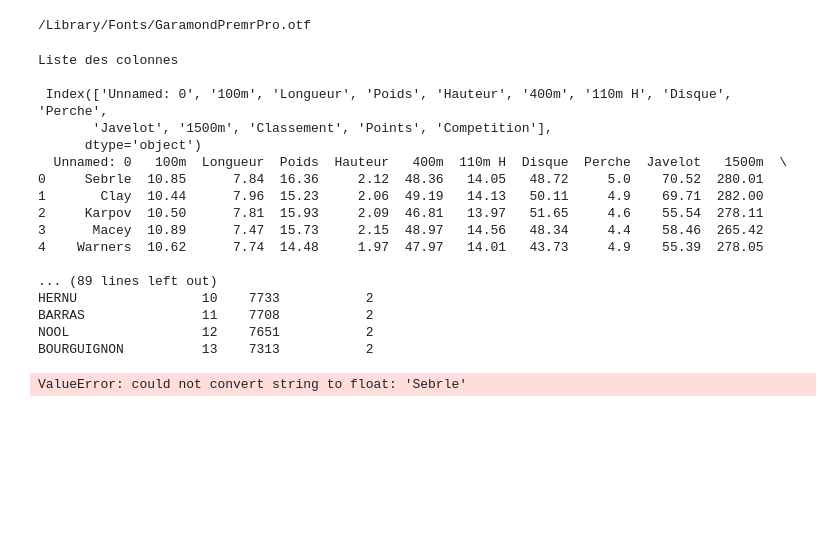
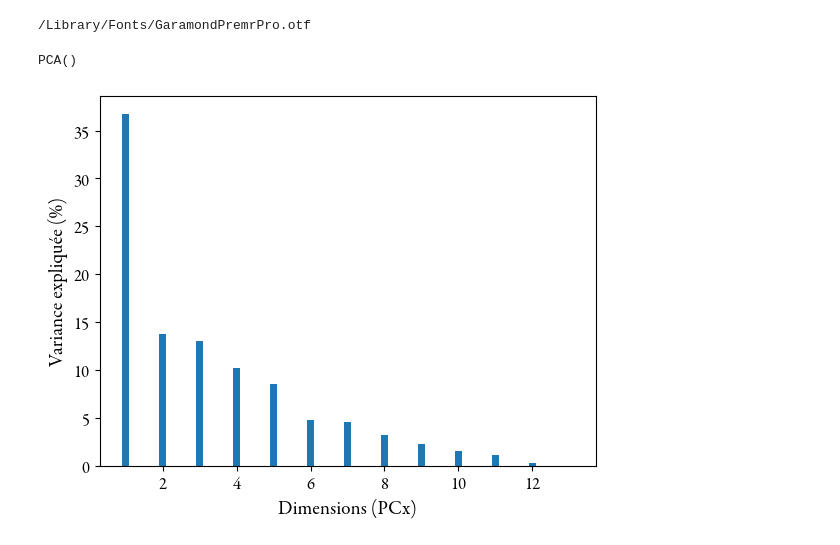
Before and after one commit to RMorana/DU_Data, a Jupyter notebook: Decathlon.ipynb, the cells around one changed output. Cells and saved outputs as stored; diff of their text form; code cells hidden in the pictures; blank space fills up the shorter version.

```diff
--- a/Decathlon.ipynb
+++ b/Decathlon.ipynb
@@ -60,7 +60,7 @@ matplotlib.rcParams['font.family'] = 'Garamond Premier Pro'
 # %%
 # Chargement des données DECATHLON et afficher la liste des disciplines
 df_decathlon = pd.read_csv("input/decathlon/decathlon.csv",header=0,sep=";", low_memory=False)
-print("Liste des colonnes\n\n", df_decathlon.columns)
+#print("Liste des colonnes\n\n", df_decathlon.columns)
 
 # Verif données
 #print(df_decathlon.head(5))
@@ -69,31 +69,12 @@ print("Liste des colonnes\n\n", df_decathlon.columns)
 #print(df_decathlon.groupby("Competition").count())
 df_decathlon.loc[df_decathlon["Competition"]=="OlympicG", "Competition"]=1
 df_decathlon.loc[df_decathlon["Competition"]=="Decastar", "Competition"]=2
-df_decathlon.rename(columns={"Unnamed: 0":"User"},inplace=True)
-df_decathlon_num = df_decathlon.set_index("User")
+df_decathlon.rename(columns={"Unnamed: 0":"Users"},inplace=True)
+df_decathlon_num = df_decathlon.set_index("Users")
 #print(df_decathlon_num)
-# %% [output]
-Liste des colonnes
-
- Index(['Unnamed: 0', '100m', 'Longueur', 'Poids', 'Hauteur', '400m', '110m H', 'Disque', 'Perche',
-       'Javelot', '1500m', 'Classement', 'Points', 'Competition'],
-      dtype='object')
-  Unnamed: 0   100m  Longueur  Poids  Hauteur   400m  110m H  Disque  Perche  Javelot   1500m  \
-0     Sebrle  10.85      7.84  16.36     2.12  48.36   14.05   48.72     5.0    70.52  280.01
-1       Clay  10.44      7.96  15.23     2.06  49.19   14.13   50.11     4.9    69.71  282.00
-2     Karpov  10.50      7.81  15.93     2.09  46.81   13.97   51.65     4.6    55.54  278.11
-3      Macey  10.89      7.47  15.73     2.15  48.97   14.56   48.34     4.4    58.46  265.42
-4    Warners  10.62      7.74  14.48     1.97  47.97   14.01   43.73     4.9    55.39  278.05
-
-... (89 lines left out)
-HERNU                10    7733           2
-BARRAS               11    7708           2
-NOOL                 12    7651           2
-BOURGUIGNON          13    7313           2
 # %%
 # Centrer et Réduire les données
 # Première méthode avec scale
 from sklearn.preprocessing import scale
-df_decathlon_cr = scale(df_decathlon)
+df_decathlon_cr = scale(df_decathlon_num)
+#print(df_decathlon_cr)
-# %% [output]
-ValueError: could not convert string to float: 'Sebrle'
@@ -102,0 +81,21 @@ print(df_decathlon_cr)
+# %%
+# ACP des données DECATHLON. Affichage des variances expliquées pour choisir le # de composantes
+pca=PCA()
+pca = pca.fit(df_decathlon_cr)
+print(pca) #
+# Affichage des variances expliquées
+fig,ax = plt.subplots()
+# Bar plot of explained_variance
+plt.bar(
+    range(1,len(pca.explained_variance_ratio_)+1),
+    100*pca.explained_variance_ratio_,
+    width=0.2
+    )
+plt.xlabel("Dimensions (PCx)", fontsize=14)
+plt.ylabel("Variance expliquée (%)", fontsize=14)
+plt.xticks(fontsize=12)
+plt.yticks(fontsize=12)
+plt.show()
+# %% [output]
+PCA()
+[figure, added]
```
Also changed, not shown: parts of 6 cells of this notebook.
